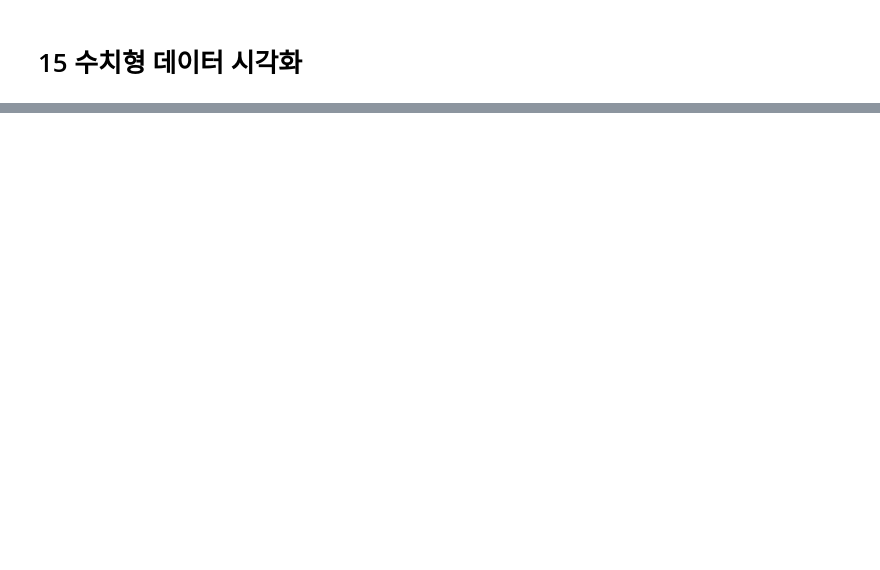
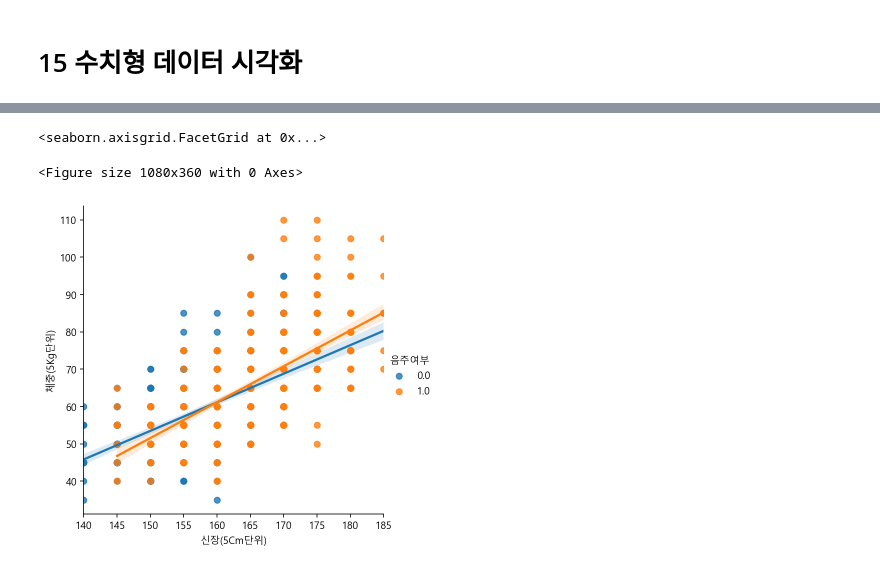
Before and after one commit to jang3463/python-practice, a Jupyter notebook: 건강검진 데이터로 가설 검정하기.ipynb, the cells around one changed output, grey strips where cells are left out. Cells and saved outputs as stored; diff of their text form; code cells hidden in the pictures; blank space fills up the shorter version.

```diff
--- a/건강검진 데이터로 가설 검정하기.ipynb
+++ b/건강검진 데이터로 가설 검정하기.ipynb
@@ -658,0 +625,8 @@ sns.lmplot(data=df_sample,x='연령대코드(5세단위)',y='혈색소',hue='음
+# %%
+# lmplot으로 신장(5Cm단위)에 따른 체중(5Kg단위)을 그리며, 음주여부에 따라 다른 색상으로 표현되게 합니다.
+plt.figure(figsize=(15,5))
+sns.lmplot(data=df_sample,x='신장(5Cm단위)',y='체중(5Kg단위)',hue='음주여부')
+# %% [output]
+<seaborn.axisgrid.FacetGrid at 0x...>
+<Figure size 1080x360 with 0 Axes>
+[figure, added]
```
Also changed, not shown: parts of 58 cells of this notebook.
